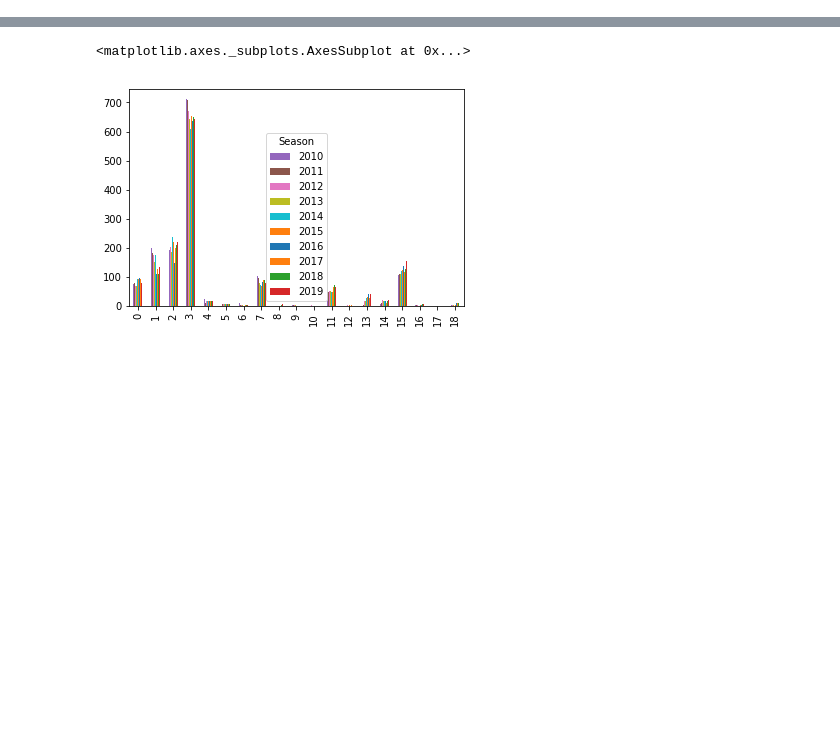
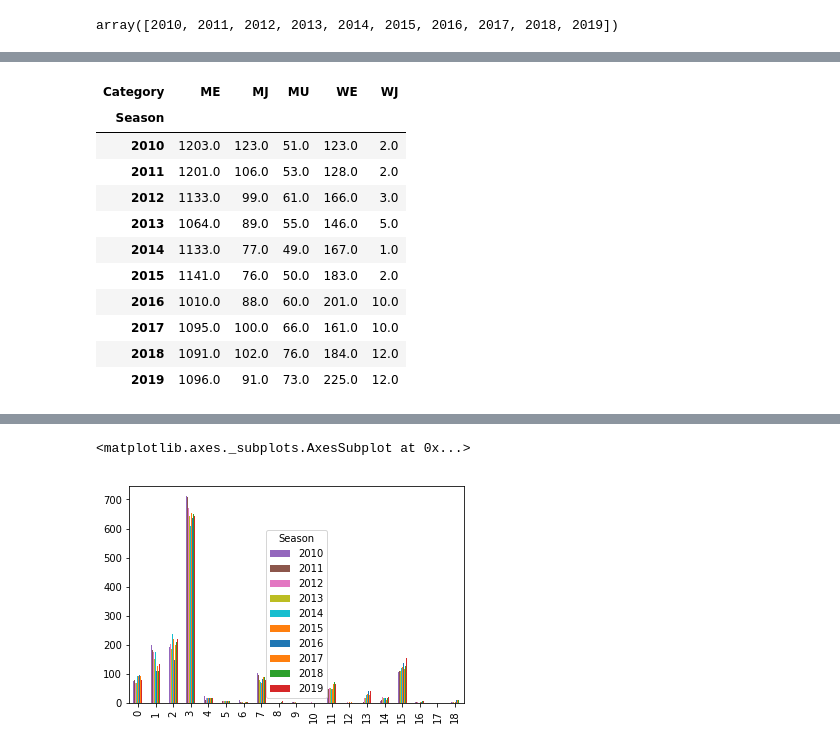
Before and after one commit to lweislo/cycling-project, a Jupyter notebook: UCI_Races_Analysis.ipynb, the cells around one changed output, grey strips where cells are left out. Saved outputs shown, nothing was run; the diff lists cells and outputs as text; code cells hidden in the pictures; blank space fills up the shorter version.

```diff
--- a/UCI_Races_Analysis.ipynb
+++ b/UCI_Races_Analysis.ipynb
@@ -8,6 +8,11 @@ import time
 from datetime import timedelta
 import matplotlib.pyplot as plt
 import numpy as np
+
+decade = np.arange(2010, 2020,1)
+decade
+# %% [output]
+array([2010, 2011, 2012, 2013, 2014, 2015, 2016, 2017, 2018, 2019])
 # %%
 # Read in the data from UCI-Calendars notebook
 df = pd.read_csv('./data/cleaned_uci_data_01_09_20.csv')
@@ -20,3 +25,21 @@ df.head()
 | 2 | 5 | 2017-10-27 | 2017-11-05 | Tour du Faso | BURKINA FASO | ME | 2.2 | 2018 | 10.0 | Africas |
 | 3 | 6 | 2017-10-27 | 2017-11-05 | Vuelta Ciclista a Venezuela | BOLIVARIAN REPUBLIC OF VENEZUELA | ME | 2.2 | 2018 | 10.0 | Americas |
 | 4 | 7 | 2017-10-28 | 2017-11-05 | Tour of Hainan | PEOPLE'S REPUBLIC OF CHINA | ME | 2.HC | 2018 | 9.0 | Asia |
+# %%
+dfcat = df.loc[df['Season'].isin(decade)]
+# dfcat = dfcat.loc[df['Category'].isin(['ME','WE'])]
+dfcat = dfcat.groupby(['Category','Season'])['Race_Days'].sum().unstack('Category')
+dfcat
+# %% [output]
+| Category | ME | MJ | MU | WE | WJ |
+| Season |  |  |  |  |  |
+| 2010 | 1203.0 | 123.0 | 51.0 | 123.0 | 2.0 |
+| 2011 | 1201.0 | 106.0 | 53.0 | 128.0 | 2.0 |
+| 2012 | 1133.0 | 99.0 | 61.0 | 166.0 | 3.0 |
+| 2013 | 1064.0 | 89.0 | 55.0 | 146.0 | 5.0 |
+| 2014 | 1133.0 | 77.0 | 49.0 | 167.0 | 1.0 |
+| 2015 | 1141.0 | 76.0 | 50.0 | 183.0 | 2.0 |
+| 2016 | 1010.0 | 88.0 | 60.0 | 201.0 | 10.0 |
+| 2017 | 1095.0 | 100.0 | 66.0 | 161.0 | 10.0 |
+| 2018 | 1091.0 | 102.0 | 76.0 | 184.0 | 12.0 |
+| 2019 | 1096.0 | 91.0 | 73.0 | 225.0 | 12.0 |
```
Also changed, not shown: parts of 6 cells of this notebook, 9 other files.
